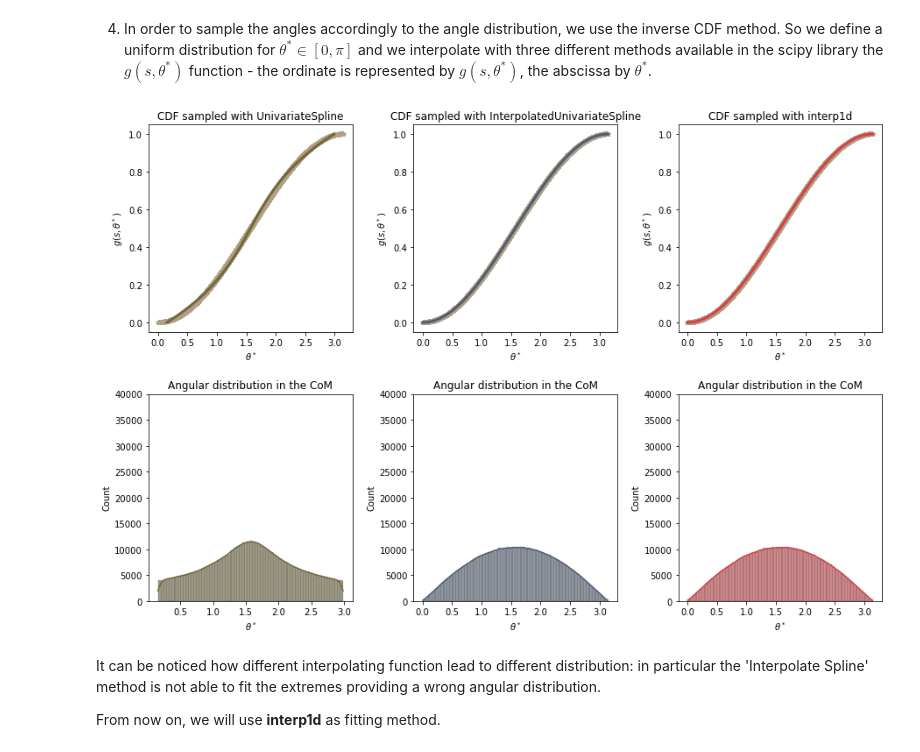
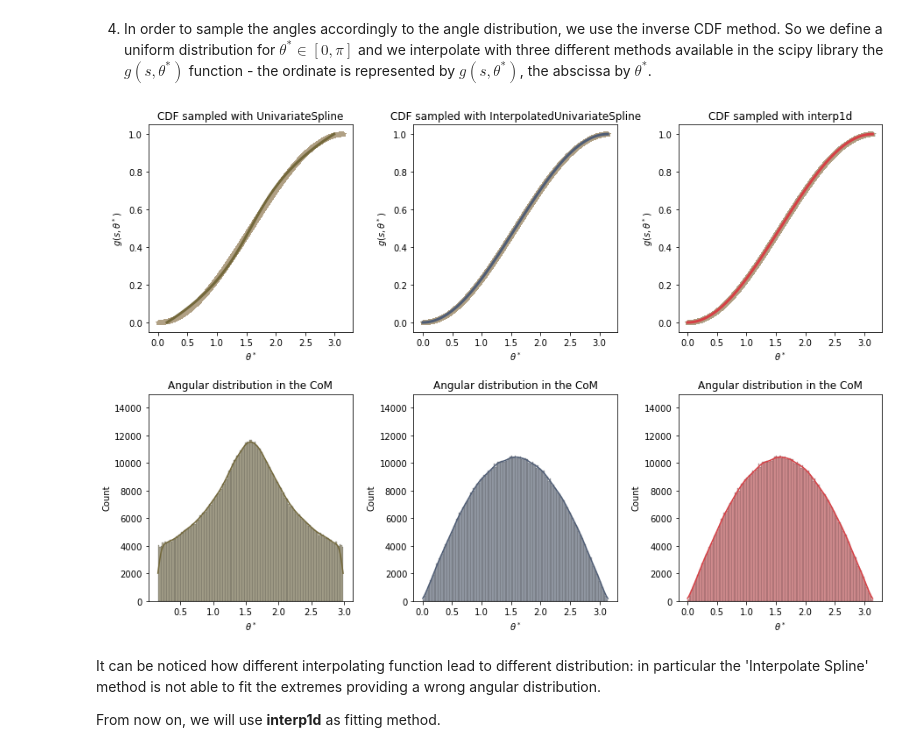
Before and after one commit to PhysicsOfData/LCP_projects_Y3, a Jupyter notebook: Project.ipynb, the cells around one changed output. Saved outputs shown, nothing was run; the diff lists cells and outputs as text; code cells hidden in the pictures.

```diff
--- a/Project.ipynb
+++ b/Project.ipynb
@@ -191,7 +191,7 @@ for i in range(3):
                label = 'Samples'
               )
     ax[1][i].set_title('Angular distribution in the CoM')
-    ax[1][i].set_ylim(0,40000)
+    ax[1][i].set_ylim(0,15000)
 
 random_num = np.random.rand(N)
 num_sorted = np.sort(random_num)
@@ -238,34 +238,34 @@ ax[0][2].plot(inv_cdf3(num_sorted),
            color = '#D64045',
            label = 'inv_CDF',
            linewidth = 3
           )
 
 sns.histplot(inv_cdf3(num_sorted),
              ax = ax[1][2],
              color = '#D64045',
              kde = True
             )
 
 for i in ax[0]:
     i.set_ylabel(r"$g(s, \theta^*)$")
     i.set_xlabel(r"$\theta^*$")
 
 for j in ax[1]:
     j.set_ylabel(r"Count")
     j.set_xlabel(r"$\theta^*$")
 
 
 plt.subplots_adjust(left = None,
                     bottom = None,
                     right = None,
                     top = None,
                     wspace = 0.3,
                     hspace = 0.3
                    )
 
 plt.show()
 # %% [output]
-[figure, old version]
+[figure, new version]
 # %% [markdown]
 It can be noticed how different interpolating function lead to different distribution: in particular the 'Interpolate Spline' method is not able to fit the extremes providing a wrong angular distribution.
 
```
Also changed, not shown: parts of 14 cells of this notebook.
